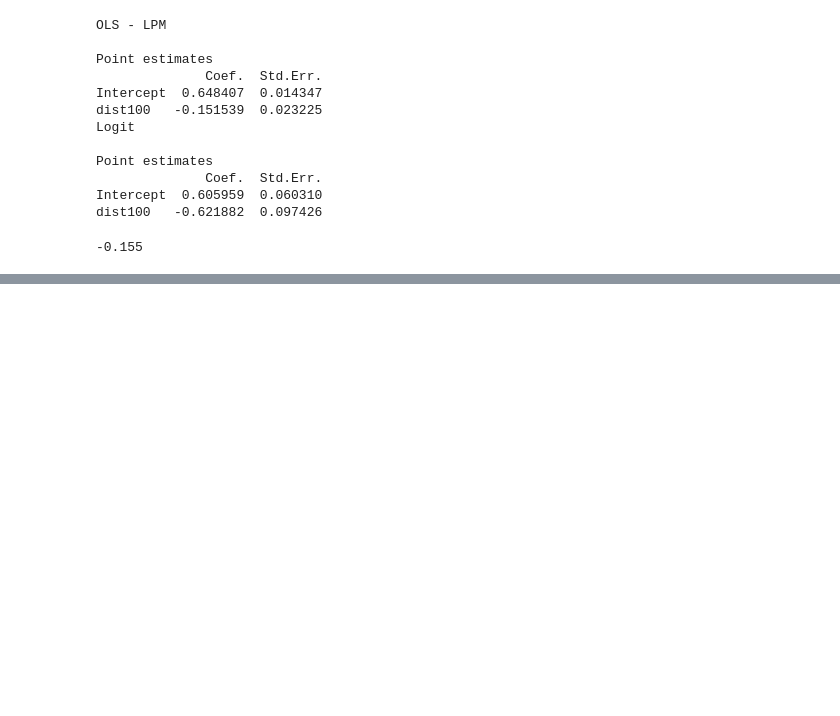
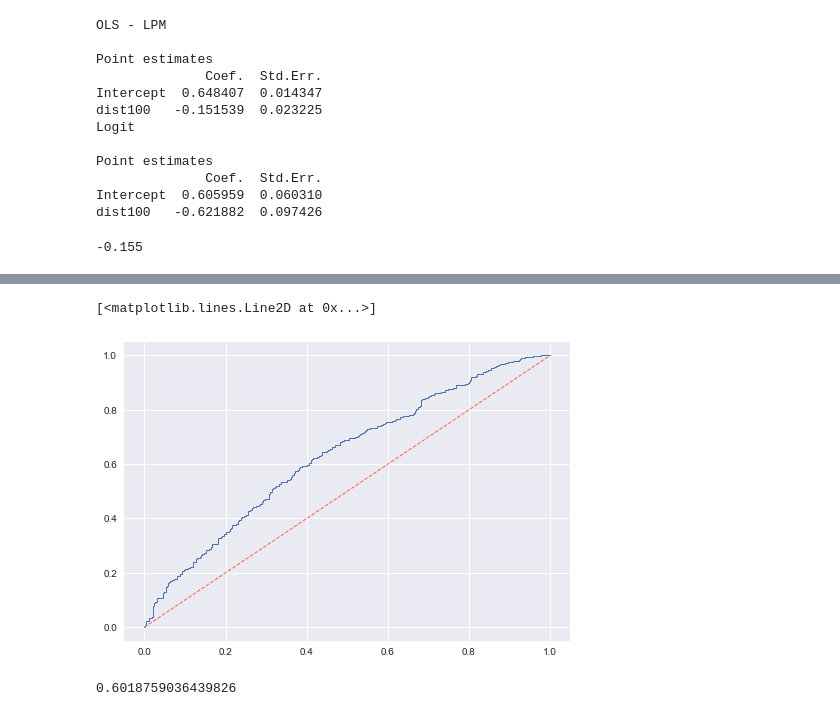
Before and after one commit to Denniels/Fundamentos-data-sciens, a Jupyter notebook: auto_clasificacion.ipynb, the cells around one changed output, grey strips where cells are left out. Drawn from its saved outputs; the diff is of its cells as text; code cells hidden in the pictures; blank space fills up the shorter version.

```diff
--- a/auto_clasificacion.ipynb
+++ b/auto_clasificacion.ipynb
@@ -241,0 +259,4 @@ dist100   -0.621882  0.097426
+# %%
+scaler = StandardScaler().fit(x_train_pre)
+x_train = scaler.transform(x_train_pre)
+x_test = scaler.transform(x_test_pre)
@@ -241,0 +265,2 @@ dist100   -0.621882  0.097426
+# %%
+default_model = LogisticRegression().fit(x_train, y_train)
@@ -241,0 +397,20 @@ dist100   -0.621882  0.097426
+# %%
+X_train, X_test, y_train, y_test = train_test_split(df.loc[:, 'dist100':'assoc'],
+                                                        df['y'], test_size = .33,
+                                                        random_state = 15820)
+# %%
+from sklearn.metrics import roc_curve
+yhay_pr_roc = default_model.predict_proba(X_test)[:, 1]
+false_positive, true_positive, threshol = roc_curve(y_test, yhay_pr_roc)
+# %%
+plt.plot(false_positive, true_positive, lw = 1)
+plt.plot([0, 1], linestyle = '--', lw = 1, color = 'tomato')
+# %% [output]
+[<matplotlib.lines.Line2D at 0x...>]
+[figure, added]
+# %%
+from sklearn.metrics import roc_auc_score
+
+roc_auc_score(y_test, yhat)
+# %% [output]
+0.6018759036439826
```
Also changed, not shown: parts of 42 cells of this notebook, 5 other files.
